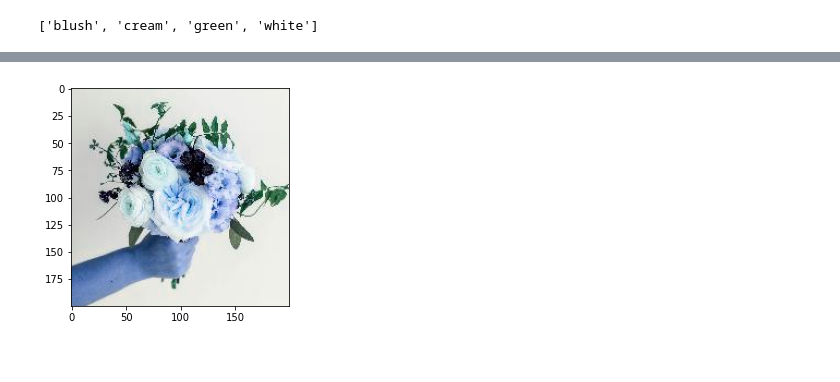
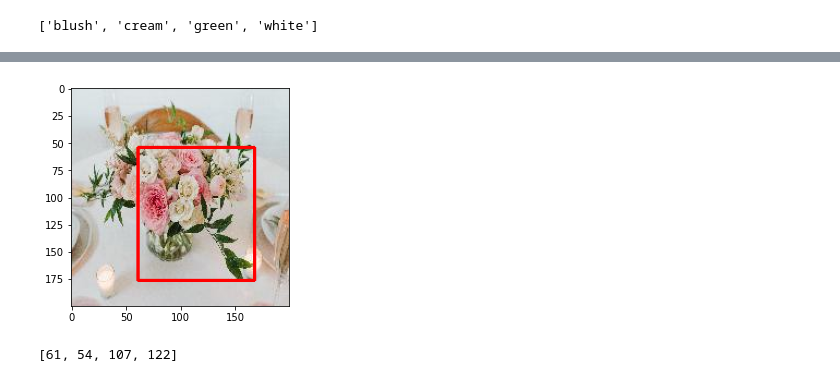
Before and after one commit to anaghab3/flower-vision, a Jupyter notebook: FlowerRecognitionTagging-withCorrectCsv.ipynb, the cells around one changed output, grey strips where cells are left out. Cells and saved outputs as stored; diff of their text form; code cells hidden in the pictures.

```diff
--- a/FlowerRecognitionTagging-withCorrectCsv.ipynb
+++ b/FlowerRecognitionTagging-withCorrectCsv.ipynb
@@ -416,16 +393,25 @@ def bounding_rect(index):
     ROI_number = 0
     cnts = cv2.findContours(thresh, cv2.RETR_EXTERNAL, cv2.CHAIN_APPROX_SIMPLE)
     cnts = cnts[0] if len(cnts) == 2 else cnts[1]
+    max_w = 0
+    max_h = 0
+    x_save = 0
+    y_save = 0
     for c in cnts:
-        """x,y,w,h = cv2.boundingRect(c)
-        cv2.rectangle(image, (x, y), (x + w, y + h), (0,0,255), 2)"""
-        rect = cv2.minAreaRect(c)
-        box = cv2.boxPoints(rect)
-        box = np.int0(box)
-        cv2.drawContours(img,[box],0,(0,0,255),2)
+        x,y,w,h = cv2.boundingRect(c)
+        if (w * h) > (max_h * max_w):
+            max_w = w
+            max_h = h
+            x_save = x
+            y_save = y
+    cv2.rectangle(image, (x_save, y_save), (x_save + max_w, y_save + max_h), (0,0,255), 2)
+    image=cv2.cvtColor(image,cv2.COLOR_BGR2RGB)
+    specs = [x_save, y_save, max_w, max_h]
     pyplot.imshow(image)
     pyplot.show()
+    return specs
 # %%
-bounding_rect(12)
+bounding_rect(45)
 # %% [output]
-[figure, old version]
+[figure, new version]
+[61, 54, 107, 122]
```
Also changed, not shown: parts of 18 cells of this notebook.
